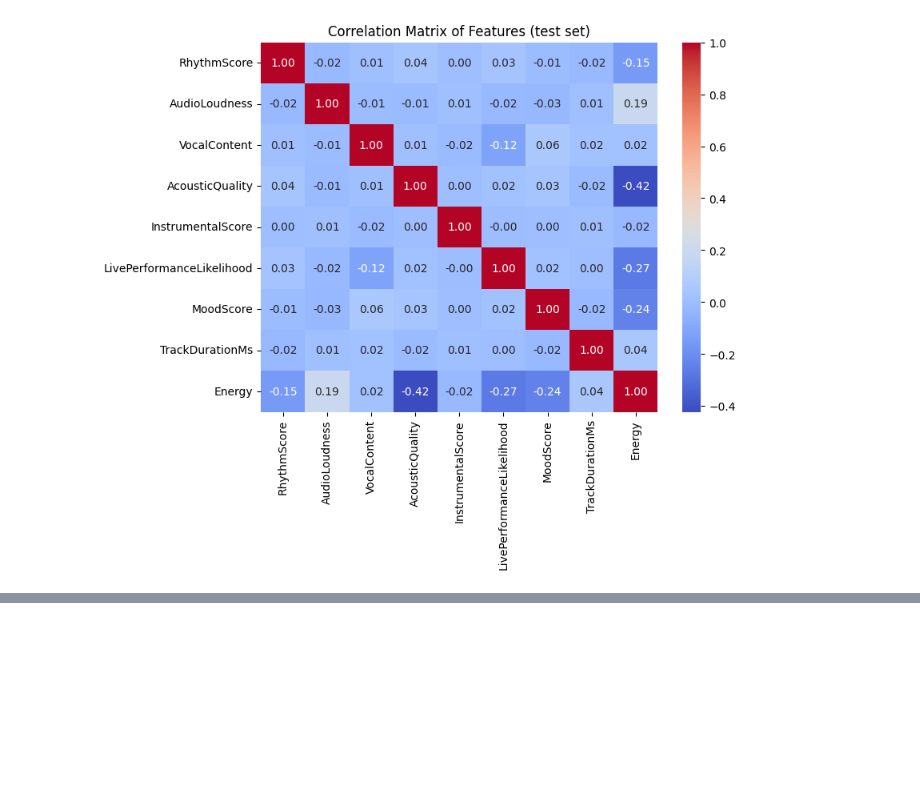
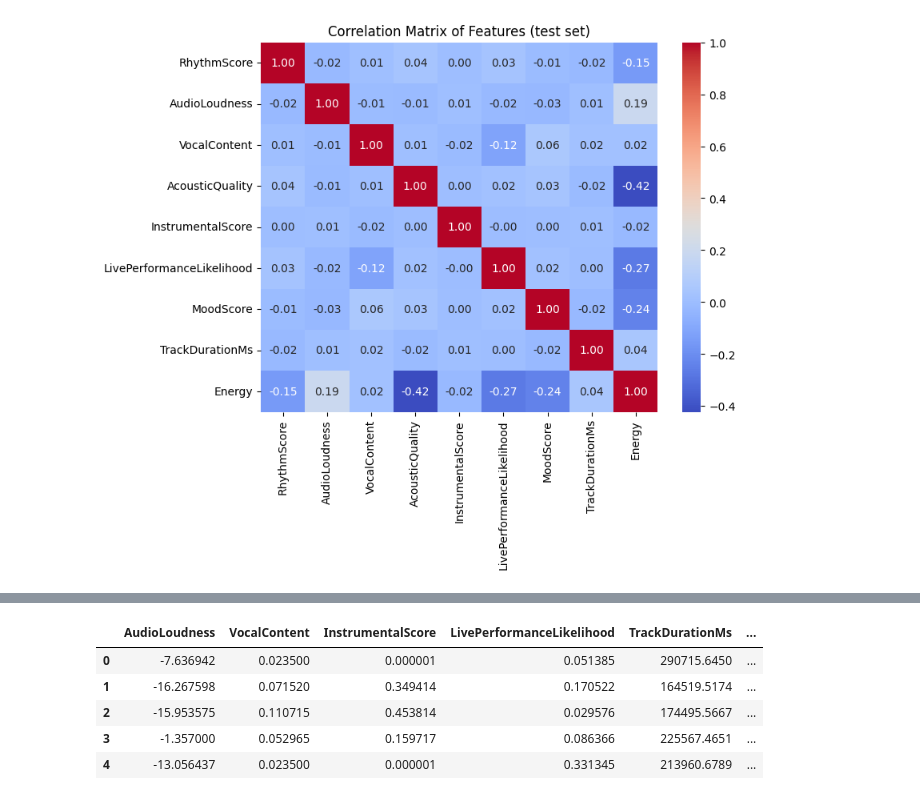
Before and after one commit to jessiestang/kagggle-predict-song-beat, a Jupyter notebook: data_analysis.ipynb, the cells around one changed output, grey strips where cells are left out. Cells and saved outputs as stored; diff of their text form; code cells hidden in the pictures; blank space fills up the shorter version.

```diff
--- a/data_analysis.ipynb
+++ b/data_analysis.ipynb
@@ -94,2 +94,33 @@ plt.show()
 # %%
 ## TODO: experiment with feature engineering, interaction term and scaling.
+# sin function
+def sine_transform(x):
+    return np.sin(x)
+
+# log function
+def log_transform(x):
+    return np.log1p(x)
+
+# interaction term
+def interaction_term(x, y):
+    return x * y
+
+# scaling function
+def scale_feature(x):
+    return (x - np.mean(x)) / np.std(x)
+
+# logit transform skewed features
+logit_features = features_train.copy()
+skewed_cols = ["AcousticQuality", "Energy", "RhythmScore", "MoodScore"]
+for col in skewed_cols:
+    logit_features[col + "_logit"] = log_transform(logit_features[col])
+    logit_features[col + "_logit"] = scale_feature(logit_features[col + "_logit"])
+    logit_features.drop(columns=[col], inplace=True)
+logit_features.head()
+# %% [output]
+|  | AudioLoudness | VocalContent | InstrumentalScore | LivePerformanceLikelihood | TrackDurationMs | ... |
+| 0 | -7.636942 | 0.023500 | 0.000001 | 0.051385 | 290715.6450 | ... |
+| 1 | -16.267598 | 0.071520 | 0.349414 | 0.170522 | 164519.5174 | ... |
+| 2 | -15.953575 | 0.110715 | 0.453814 | 0.029576 | 174495.5667 | ... |
+| 3 | -1.357000 | 0.052965 | 0.159717 | 0.086366 | 225567.4651 | ... |
+| 4 | -13.056437 | 0.023500 | 0.000001 | 0.331345 | 213960.6789 | ... |
```
Also changed, not shown: parts of 5 cells of this notebook, 4 other files.
